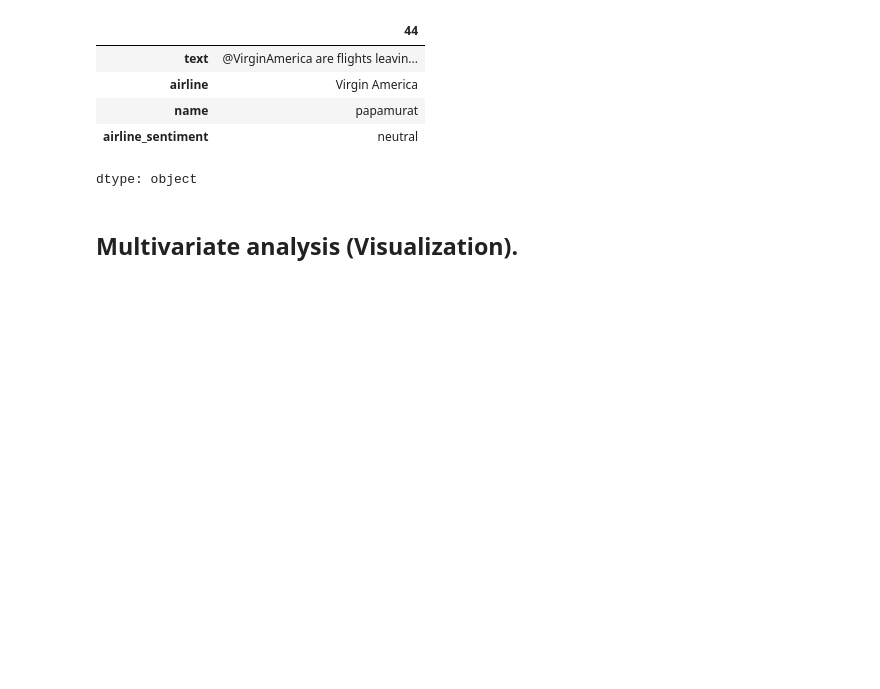
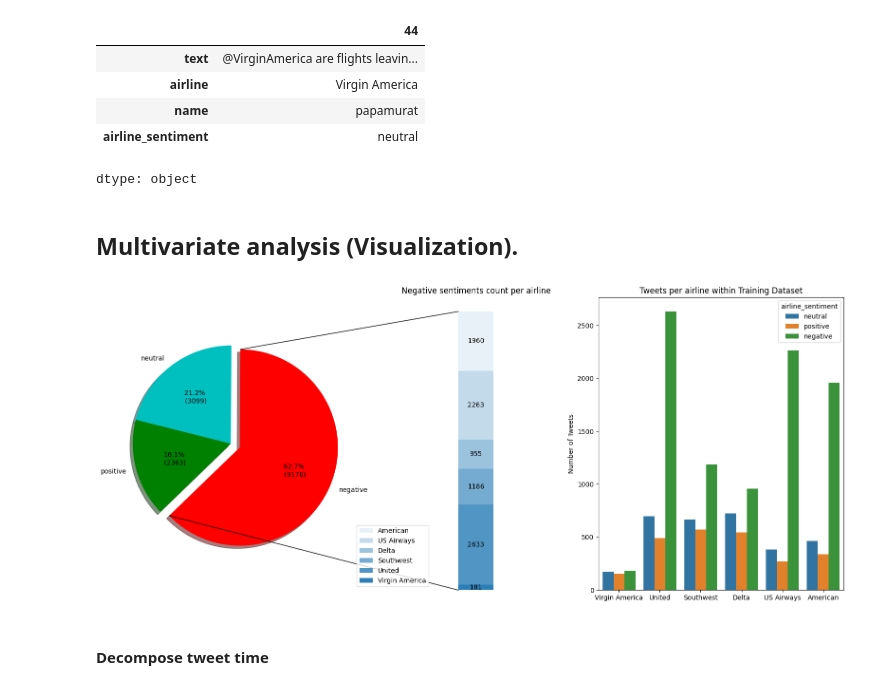
Before and after one commit to elyte5star/classification-task, a Jupyter notebook: task1.ipynb, the cells around one changed output. Cells and saved outputs as stored; diff of their text form; code cells hidden in the pictures; blank space fills up the shorter version.

Commit message:
visualization

```diff
--- a/task1.ipynb
+++ b/task1.ipynb
@@ -175,7 +175,8 @@ Sum of missing values 61962
 # %% [markdown]
 ### Airlines
 # %%
-", ".join(dataset.airline.unique().tolist())
+names_of_airlines = dataset.airline.unique().tolist()
+", ".join(names_of_airlines)
 # %% [output]
 'Virgin America, United, Southwest, Delta, US Airways, American'
 # %%
@@ -262,3 +324,73 @@ dataset[['text','airline','name','airline_sentiment']].loc[dataset['retweet_coun
 dtype: object
 # %% [markdown]
 ## Multivariate analysis (Visualization).
+# %%
+classes,tweet_freq = np.unique(dataset.airline_sentiment,return_counts=True)
+
+def func(pct, allvals)->str:
+    absolute = int(np.round(pct/100.*np.sum(allvals)))
+    return f"{pct:.1f}%\n ({absolute:d})"
+
+# make figure and assign axis objects
+fig, (ax1,ax2,ax3) = plt.subplots(1, 3, figsize=(20, 8))
+fig.subplots_adjust(wspace=0)
+
+# pie chart parameters
+overall_ratios = tweet_freq
+labels = classes
+explode = [0.1, 0, 0]
+colors =['r','c','g']
+# rotate so that first wedge is split by the x-axis
+angle = -272 * overall_ratios[2]
+wedges, *_ = ax1.pie(overall_ratios, autopct=lambda pct: func(pct, overall_ratios),shadow=True,labels=labels, explode=explode,colors=colors,startangle=angle)
+
+# bar chart parameters
+negative_sentiment_ratios =[airlines_sentiments_groups[x]['negative'] for x in names_of_airlines]
+bottom = 5
+width = .2
+
+# Adding from the top matches the legend.
+for j, (height, label) in enumerate(reversed([*zip(negative_sentiment_ratios, names_of_airlines)])):
+    bottom -= height
+    bc = ax2.bar(0, height, width, bottom=bottom, color='C0', label=label,alpha=0.1 + 0.17 * j)
+    ax2.bar_label(bc, labels=[height], label_type='center')
+
+ax2.legend(loc=3)
+ax2.set_title('Negative sentiments count per airline')
+ax2.axis('off')
+ax2.set_xlim(- 3.5 * width, 3.5 * width)
+
+# use ConnectionPatch to draw lines between the two plots
+theta1, theta2 = wedges[0].theta1, wedges[0].theta2
+center, r = wedges[0].center, wedges[0].r
+bar_height = sum(negative_sentiment_ratios)
+
+# draw top connecting line
+x = r * np.cos(np.pi / 180 * theta2) + center[0]
+y = r * np.sin(np.pi / 180 * theta2) + center[1]
+con = ConnectionPatch(xyA=(-width / 2, 0), coordsA=ax2.transData,
+                      xyB=(x, y), coordsB=ax1.transData)
+con.set_color([0, 0, 0])
+con.set_linewidth(1)
+ax2.add_artist(con)
+
+# draw bottom connecting line
+x = r * np.cos(np.pi / 180 * theta1) + center[0]
+y = r * np.sin(np.pi / 180 * theta1) + center[1]
+con = ConnectionPatch(xyA=(-width / 2, -bar_height), coordsA=ax2.transData,xyB=(x, y), coordsB=ax1.transData)
+con.set_color([0, 0, 0])
+ax2.add_artist(con)
+con.set_linewidth(1)
+
+ax3 = sns.countplot(x="airline", hue="airline_sentiment", data=dataset)
+ax3.set_xlabel('')
+ax3.set_ylabel('Number of Tweets')
+ax3.set_title('Tweets per airline within Training Dataset')
+
+
+plt.show()
+del ax1,ax2,ax3
+# %% [output]
+[figure, added]
+# %% [markdown]
+#### Decompose tweet time
```
Also changed, not shown: parts of 18 cells of this notebook.
